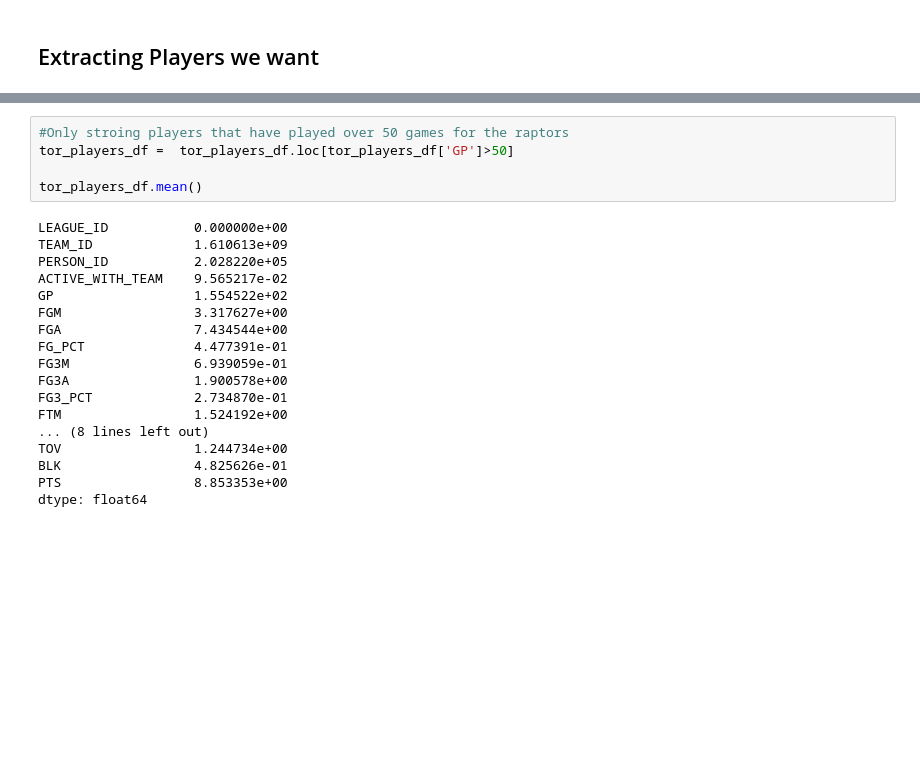
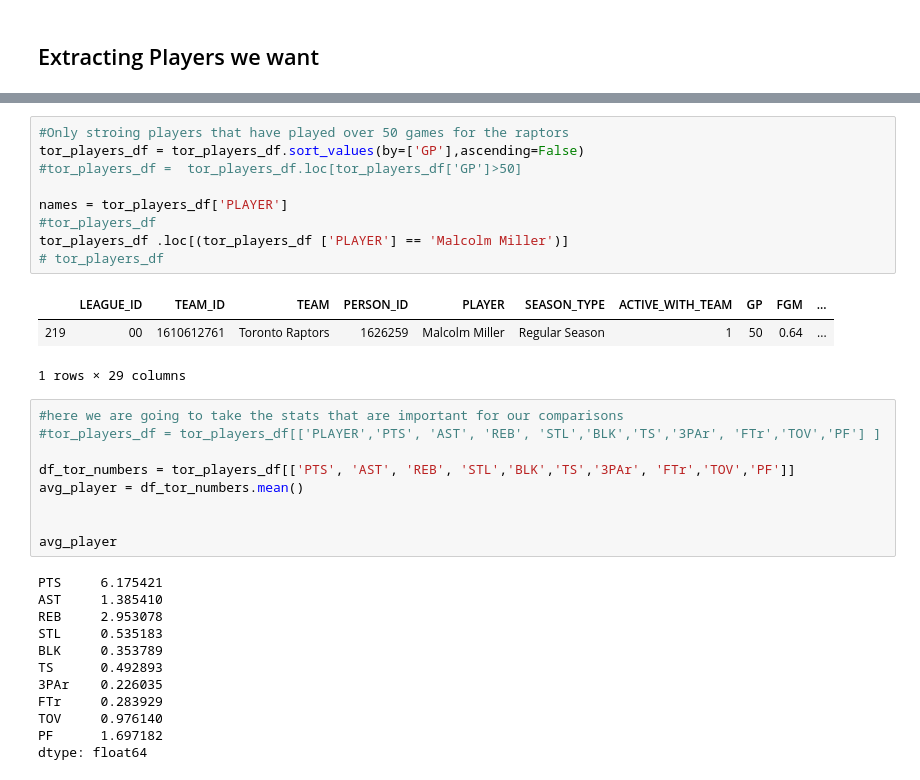
Before and after one commit to benrogers31/Finding_Avg_NBA_Player, a Jupyter notebook: Single_Player_Scrape.ipynb, the cells around one changed output, grey strips where cells are left out. Saved outputs shown, nothing was run; the diff lists cells and outputs as text; blank space fills up the shorter version.

```diff
--- a/Single_Player_Scrape.ipynb
+++ b/Single_Player_Scrape.ipynb
@@ -103,23 +106,34 @@ tor_players_df['GP'].mean()
 # %%
 #Only stroing players that have played over 50 games for the raptors
-tor_players_df =  tor_players_df.loc[tor_players_df['GP']>50]
+tor_players_df = tor_players_df.sort_values(by=['GP'],ascending=False)
+#tor_players_df =  tor_players_df.loc[tor_players_df['GP']>50]
 
-tor_players_df.mean()
+names = tor_players_df['PLAYER']
+#tor_players_df
+tor_players_df .loc[(tor_players_df ['PLAYER'] == 'Malcolm Miller')]
+# tor_players_df
 # %% [output]
+|  | LEAGUE_ID | TEAM_ID | TEAM | PERSON_ID | PLAYER | SEASON_TYPE | ACTIVE_WITH_TEAM | GP | FGM | ... |
+| 219 | 00 | 1610612761 | Toronto Raptors | 1626259 | Malcolm Miller | Regular Season | 1 | 50 | 0.64 | ... |
-LEAGUE_ID           0.000000e+00
-TEAM_ID             1.610613e+09
-PERSON_ID           2.028220e+05
-ACTIVE_WITH_TEAM    9.565217e-02
-GP                  1.554522e+02
-FGM                 3.317627e+00
-FGA                 7.434544e+00
-FG_PCT              4.477391e-01
-FG3M                6.939059e-01
-FG3A                1.900578e+00
-FG3_PCT             2.734870e-01
-FTM                 1.524192e+00
-... (8 lines left out)
-TOV                 1.244734e+00
-BLK                 4.825626e-01
-PTS                 8.853353e+00
-dtype: float64
+1 rows × 29 columns
+# %%
+#here we are going to take the stats that are important for our comparisons
+#tor_players_df = tor_players_df[['PLAYER','PTS', 'AST', 'REB', 'STL','BLK','TS','3PAr', 'FTr','TOV','PF'] ]
+
+df_tor_numbers = tor_players_df[['PTS', 'AST', 'REB', 'STL','BLK','TS','3PAr', 'FTr','TOV','PF']]
+avg_player = df_tor_numbers.mean()
+
+
+avg_player
+# %% [output]
+PTS     6.175421
+AST     1.385410
+REB     2.953078
+STL     0.535183
+BLK     0.353789
+TS      0.492893
+3PAr    0.226035
+FTr     0.283929
+TOV     0.976140
+PF      1.697182
+dtype: float64
```
Also changed, not shown: parts of 19 cells of this notebook.
